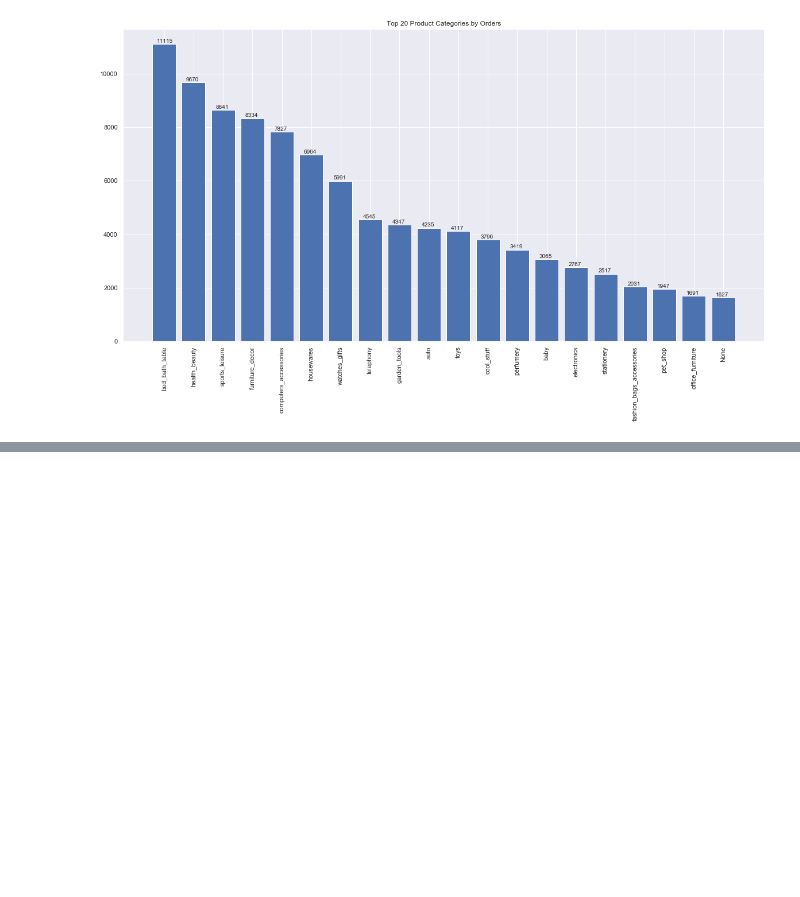
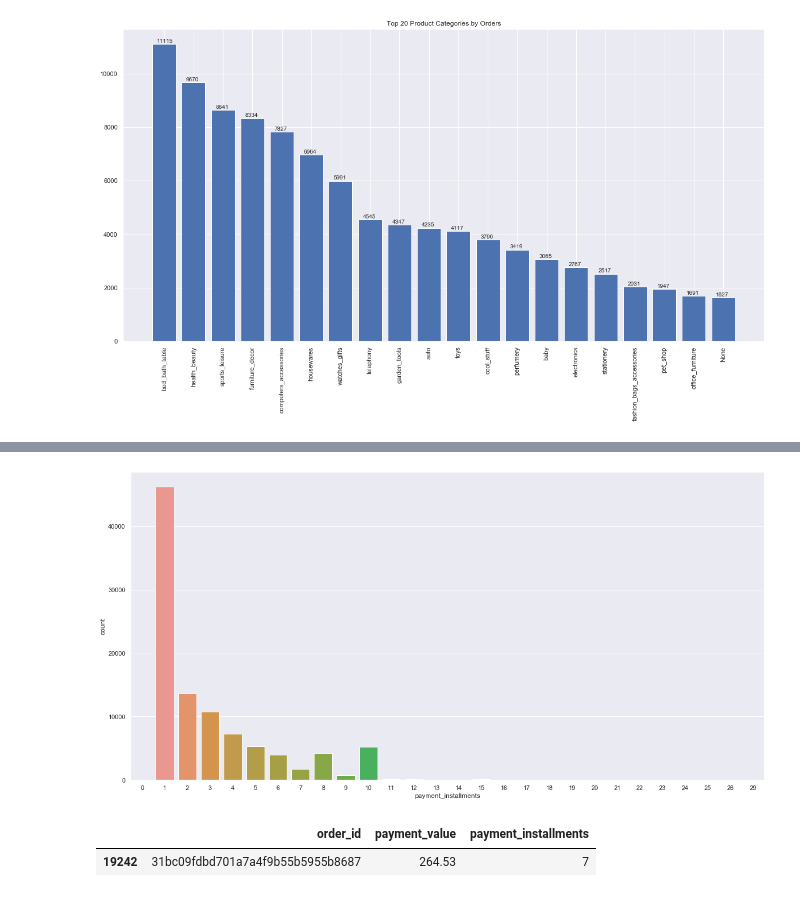
Before and after one commit to Women-in-Data-Science-Taipei/2020-WiDS-Taipei-MLCC-Workshop, a Jupyter notebook: data_exploration/exploration.ipynb, the cells around one changed output, grey strips where cells are left out. Saved outputs shown, nothing was run; the diff lists cells and outputs as text; code cells hidden in the pictures; blank space fills up the shorter version.

```diff
--- a/data_exploration/exploration.ipynb
+++ b/data_exploration/exploration.ipynb
@@ -329,0 +654,7 @@ for i, value in enumerate(order_product_values):
+# %%
+payments_data2 = payments_data.groupby('order_id').agg({
+    'payment_value': 'sum',
+    'payment_installments': 'sum'
+}).reset_index()
+
+payments_data2.head()
@@ -329,0 +668,9 @@ for i, value in enumerate(order_product_values):
+# %%
+ax = sns.countplot(x='payment_installments', data=payments_data2)
+# %% [output]
+[figure, added]
+# %%
+payments_data2[payments_data2['order_id'] == '31bc09fdbd701a7a4f9b55b5955b8687']
+# %% [output]
+|  | order_id | payment_value | payment_installments |
+| 19242 | 31bc09fdbd701a7a4f9b55b5955b8687 | 264.53 | 7 |
```
Also changed, not shown: parts of 47 cells of this notebook.
